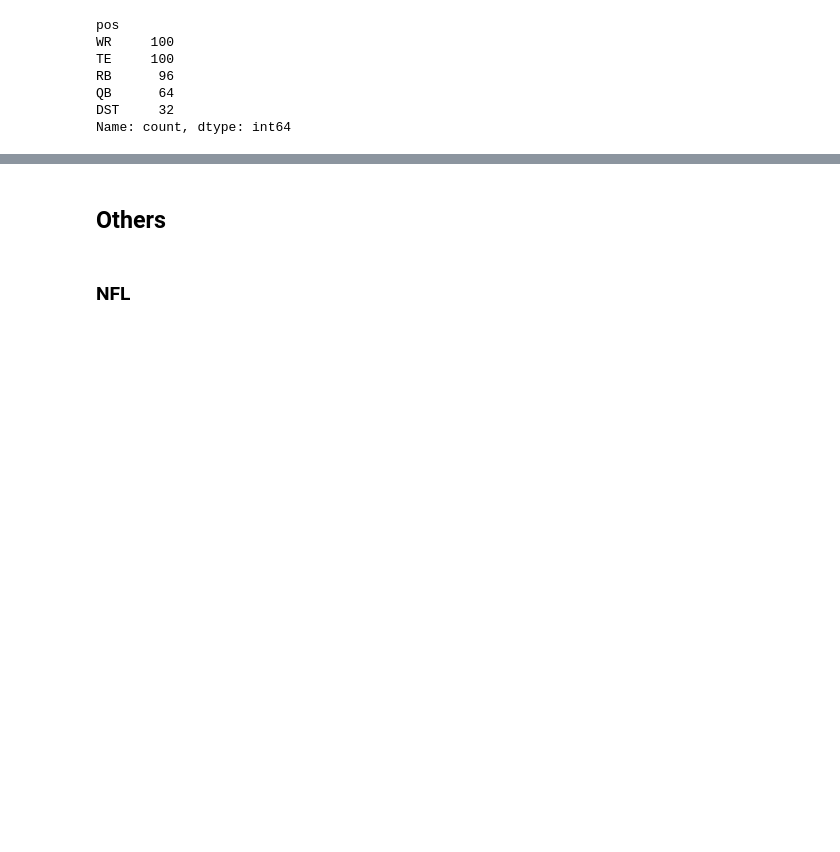
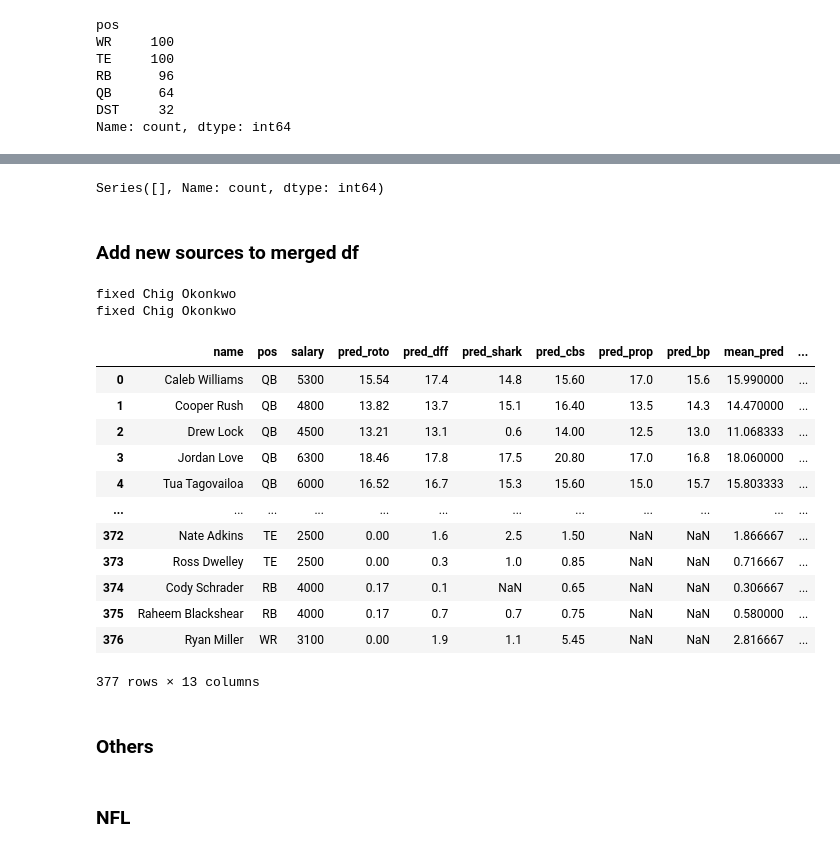
Before and after one commit to ahs8w/model_football, a Jupyter notebook: 2024_Picks_and_Scoring.ipynb, the cells around one changed output, grey strips where cells are left out. Cells and saved outputs as stored; diff of their text form; code cells hidden in the pictures; blank space fills up the shorter version.

```diff
--- a/2024_Picks_and_Scoring.ipynb
+++ b/2024_Picks_and_Scoring.ipynb
@@ -376,0 +461,6 @@ Name: count, dtype: int64
+# %%
+fddf['pos'].value_counts()
+# %% [output]
+Series([], Name: count, dtype: int64)
+# %% [markdown]
+### Add new sources to merged df
@@ -376,0 +471,7 @@ Name: count, dtype: int64
+# %%
+# standardize
+fddf = standardize_names(fddf)
+fpdf = standardize_names(fpdf)
+# %% [output]
+fixed Chig Okonkwo
+fixed Chig Okonkwo
@@ -377,5 +486,40 @@ Name: count, dtype: int64
+# %%
+# rename 'prediction' cols
+merged = merged.rename(columns={
+    'prediction': 'pred_roto',
+    'prediction_1': 'pred_dff',
+    'prediction_2': 'pred_shark',
+    'prediction_3': 'pred_cbs',
+    'prediction_prop': 'pred_prop',
+    'prediction_4': 'pred_bp'
+})
+# %%
+# drop pred_count
+merged = merged.drop(columns='pred_count')
+# %%
+# new mean
+merged['new_mean_pred'] = merged.filter(like='pred_').astype(float).replace(0, np.nan).mean(axis=1)
+# %%
+# save
+merged = merged.to_csv(f"{data_dir}/week{week}_predictions.csv", index=False)
+# %%
+merged
+# %% [output]
+|  | name | pos | salary | pred_roto | pred_dff | pred_shark | pred_cbs | pred_prop | pred_bp | mean_pred | ... |
+| 0 | Caleb Williams | QB | 5300 | 15.54 | 17.4 | 14.8 | 15.60 | 17.0 | 15.6 | 15.990000 | ... |
+| 1 | Cooper Rush | QB | 4800 | 13.82 | 13.7 | 15.1 | 16.40 | 13.5 | 14.3 | 14.470000 | ... |
+| 2 | Drew Lock | QB | 4500 | 13.21 | 13.1 | 0.6 | 14.00 | 12.5 | 13.0 | 11.068333 | ... |
+| 3 | Jordan Love | QB | 6300 | 18.46 | 17.8 | 17.5 | 20.80 | 17.0 | 16.8 | 18.060000 | ... |
+| 4 | Tua Tagovailoa | QB | 6000 | 16.52 | 16.7 | 15.3 | 15.60 | 15.0 | 15.7 | 15.803333 | ... |
+| ... | ... | ... | ... | ... | ... | ... | ... | ... | ... | ... | ... |
+| 372 | Nate Adkins | TE | 2500 | 0.00 | 1.6 | 2.5 | 1.50 | NaN | NaN | 1.866667 | ... |
+| 373 | Ross Dwelley | TE | 2500 | 0.00 | 0.3 | 1.0 | 0.85 | NaN | NaN | 0.716667 | ... |
+| 374 | Cody Schrader | RB | 4000 | 0.17 | 0.1 | NaN | 0.65 | NaN | NaN | 0.306667 | ... |
+| 375 | Raheem Blackshear | RB | 4000 | 0.17 | 0.7 | 0.7 | 0.75 | NaN | NaN | 0.580000 | ... |
+| 376 | Ryan Miller | WR | 3100 | 0.00 | 1.9 | 1.1 | 5.45 | NaN | NaN | 2.816667 | ... |
+377 rows × 13 columns
 # %% [markdown]
-## Others
+### Others
 # %% [markdown]
 ### NFL
 # %%
```
Also changed, not shown: parts of 49 cells of this notebook, 1 other file.
